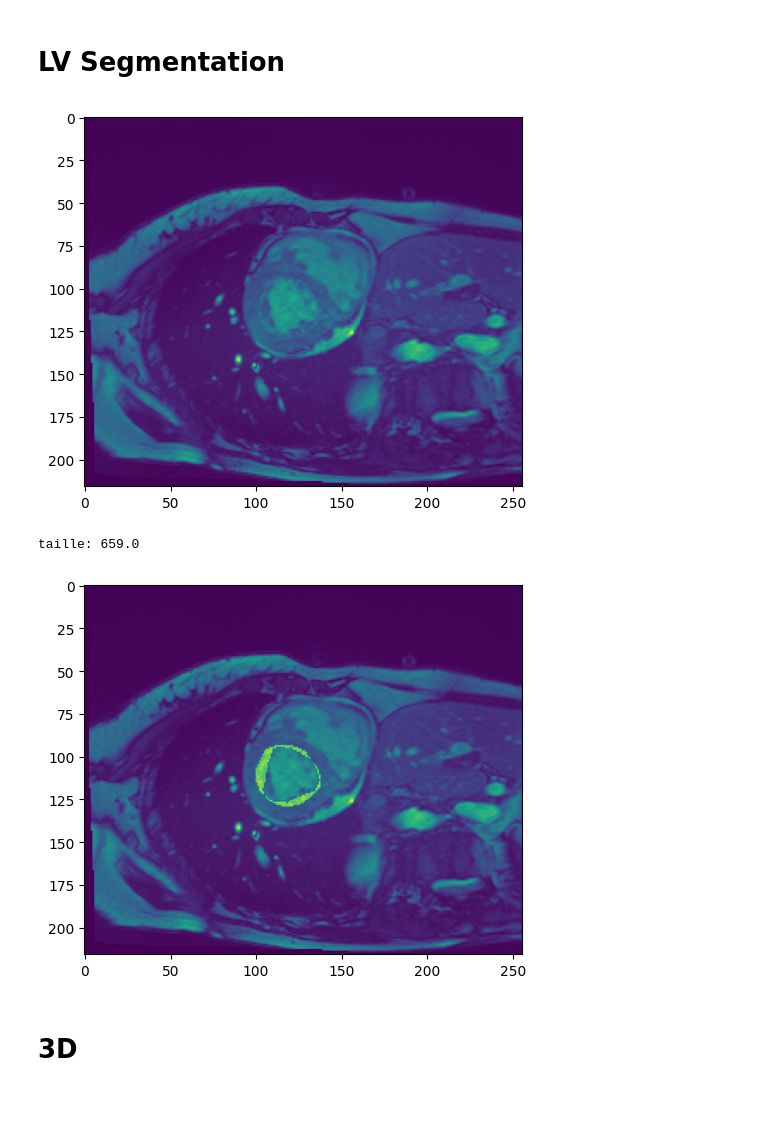
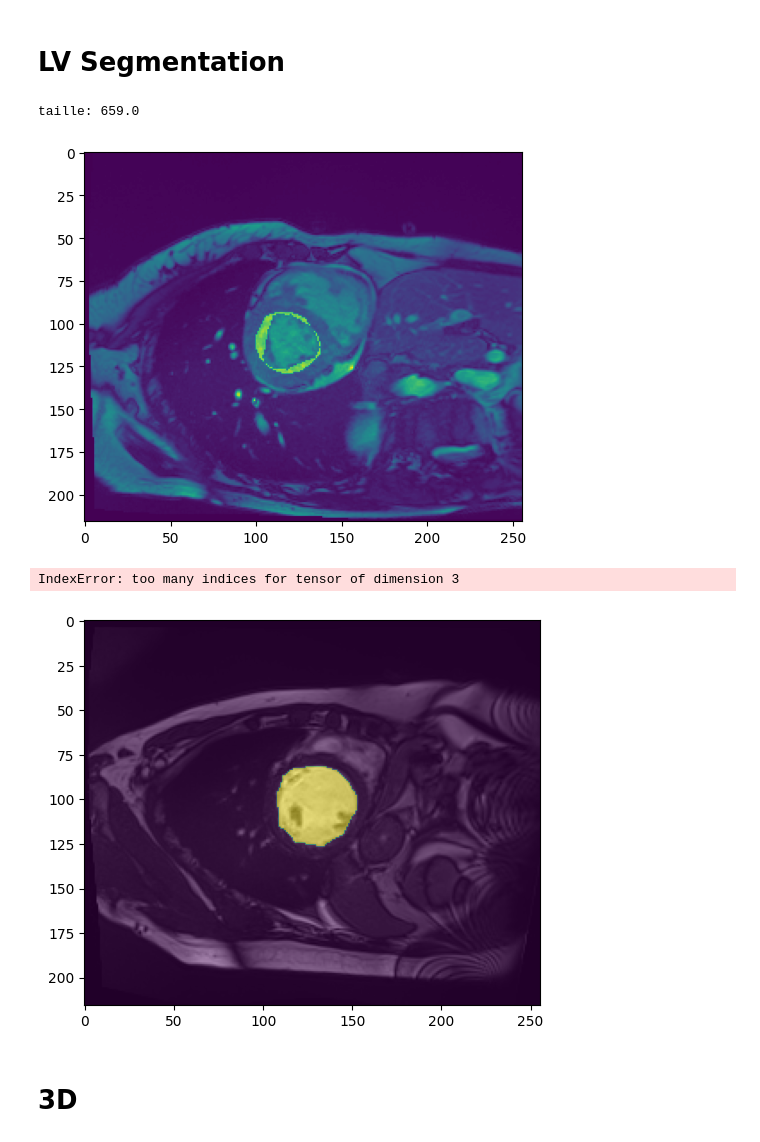
Before and after one commit to Bastaxeloux/proj3dt, a Jupyter notebook: metrics.ipynb, the cells around one changed output. Cells and saved outputs as stored; diff of their text form; code cells hidden in the pictures; blank space fills up the shorter version.

```diff
--- a/metrics.ipynb
+++ b/metrics.ipynb
@@ -388,9 +388,6 @@ def region_growth(image, seed, error=10):
 patient = load_patient(98)
 t_img = torch.tensor(patient.img.data, dtype=torch.float32)
 img = t_img[Tps,:,:,Slice]
-
-plt.imshow(img)
-plt.show()
 
 full_seed = find_seed(patient)
 seed = [int(full_seed[0]), int(full_seed[1])]
@@ -403,9 +400,8 @@ lv_out = cv2.erode(lv_out, cv2.getStructuringElement(cv2.MORPH_ELLIPSE,(99,99)),
 plt.imshow(img + 100*(np.int_(patient.gt.data[0, :,:, Slice]==3) - lv_out))
 plt.show()
 # %% [output]
+taille: 659.0
-[figure, old version]
+[figure, new version]
-taille: 659.0
-[figure, removed]
 # %%
 def region_growth_planarfit(image, seed, error, a, b, c):
     H,L=image.shape
@@ -517,24 +481,30 @@ def recherche_lv(nb):
     for i in range (1,nb+1):
         patient = load_patient(i)
         t_img = torch.tensor(patient.img.data, dtype=torch.float32)
-        t_gt = torch.tensor(patient.gt.data, dtype=torch.float32)
         sslice = t_img.shape[3] // 2
-        circles, _ = find_seed_muliple_slices(patient)
-        lv_seg = leftv_seg(patient, Slice=sslice)
+        ED = patient.info["ED"]
+
+        seed0, sslice = find_seed_muliple_slices(patient, ED)
+        img = patient.img.data[ED]
+        lv_seg = leftv_seg(img[:, :, sslice], seed0, Tps=ED, Slice=sslice)
+
+        fig = plt.figure(figsize=(15,5))
+        plt.imshow(img[:, :, sslice], cmap='gray')
+        plt.imshow(lv_seg, alpha=0.5)
+
         if lv_seg is None:
             miss += 1
             continue
-        c_img = draw_cercles(t_img, circles, Slice=sslice)
+        c_img = draw_cercles(img, seed0, Slice=sslice)
         c_img = draw_region(c_img, lv_seg)
-        found, dist, hit  = patient_metrics(patient, circles, Slice=sslice)
+        found, dist, hit  = patient_metrics(patient, seed0, Slice=sslice)
 
         miss += not found
         avg_dist += dist
         accuracie += int(hit)
 
-
-        cv2.imwrite(f'training_segmentation/cercles_{i:03d}.png', c_img)
-        dice_score = dice(patient, lv_seg, sslice)
+        cv2.imwrite(f'training_segmentation/lv_seg_{i:03d}.png', c_img)
+        dice_score = dice(patient, lv_seg, Slice=sslice)
         avg_dice += dice_score
         if dice_score < 0.2:
             print(f"{i} : {found} {dist} {hit} and Dice: {dice_score}")
@@ -542,7 +512,10 @@ def recherche_lv(nb):
     avg_dice /= nb
     print(f"\n-= results =-\n accuracie: {round(accuracie / nb * 100, 1)}% (over found circles: {round(accuracie / (nb-miss) * 100, 1)})\n miss: {miss} \n avg dist: {avg_dist}\n avg dice: {avg_dice}\n-===========-")
 # %%
-# recherche_lv(1) #2% d'erreur
+recherche_lv(1) #2% d'erreur
+# %% [output]
+IndexError: too many indices for tensor of dimension 3
+[figure, added]
 # %% [markdown]
 # 3D
 # %%
```
Also changed, not shown: parts of 10 cells of this notebook, 17 other files.
